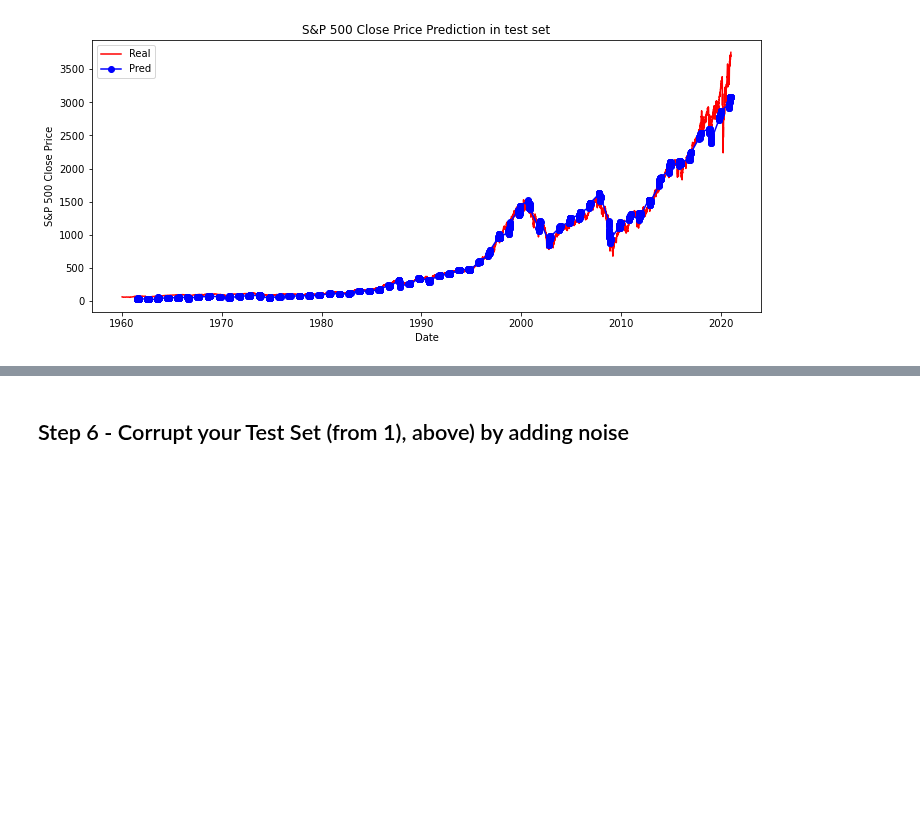
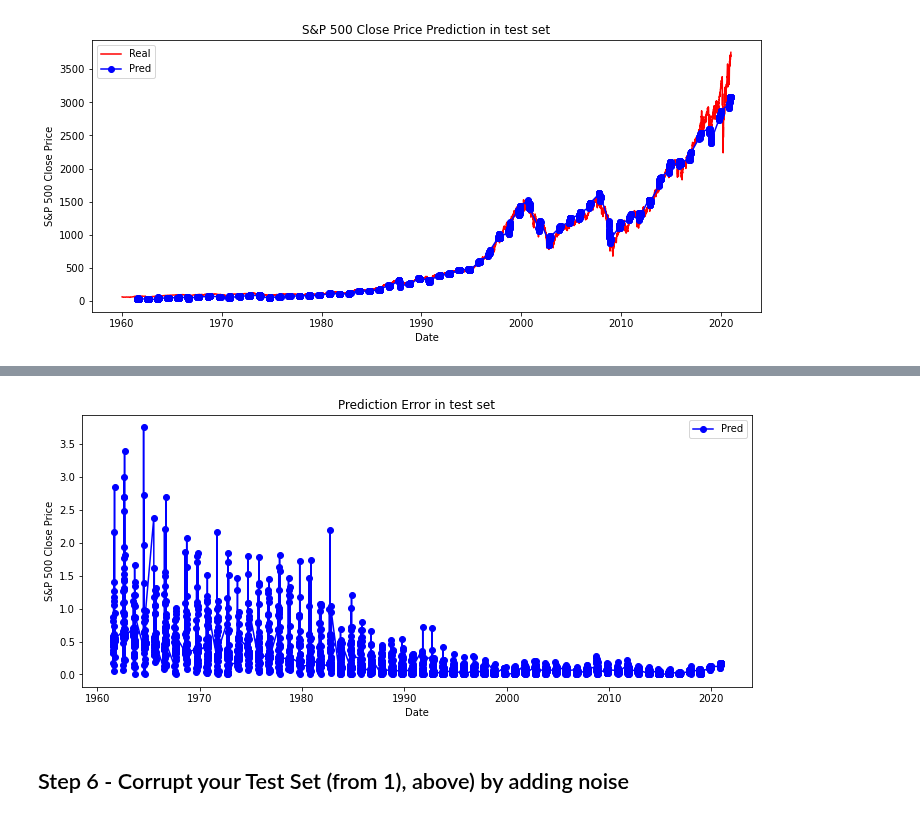
Before and after one commit to BazingaOo/CAP6615, a Jupyter notebook: HW3/Assignment3-updated.ipynb, the cells around one changed output, grey strips where cells are left out. Saved outputs shown, nothing was run; the diff lists cells and outputs as text; code cells hidden in the pictures; blank space fills up the shorter version.

Commit message:
add missing test result

```diff
--- a/HW3/Assignment3-updated.ipynb
+++ b/HW3/Assignment3-updated.ipynb
@@ -659,3 +659,8 @@ plt.legend()
 plt.show()
 # %% [output]
 [figure]
+# %%
+out_temp = np.concatenate( (y_test[:, :, 0], y_test[:, :, 0], y_test[:, :, 0]), axis = 1)
+target_test = sc.inverse_transform(out_temp)[:, [0]]
+error = prediction_error(target_test, predicted_price_test)
+error
@@ -662,3 +675,13 @@ plt.show()
+# %%
+plt.figure(1, figsize=(12, 5))
+plt.plot(date_test, error, color = 'blue', label = 'Pred', marker= 'o')
+plt.title('Prediction Error in test set')
+plt.xlabel('Date')
+plt.ylabel('S&P 500 Close Price')
+plt.legend()
+plt.show()
+# %% [output]
+[figure, added]
 # %% [markdown]
 ## Step 6 -  Corrupt your Test Set (from 1), above) by adding noise
 # %%
```
Also changed, not shown: parts of 1 cell of this notebook.
